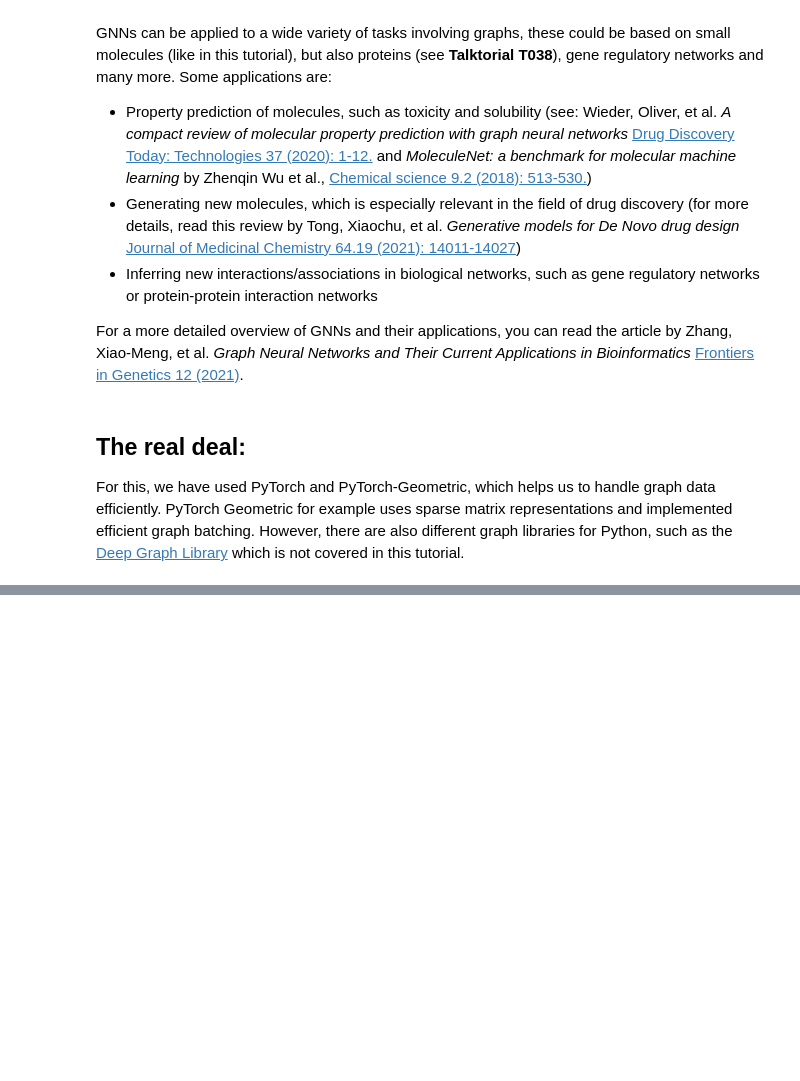
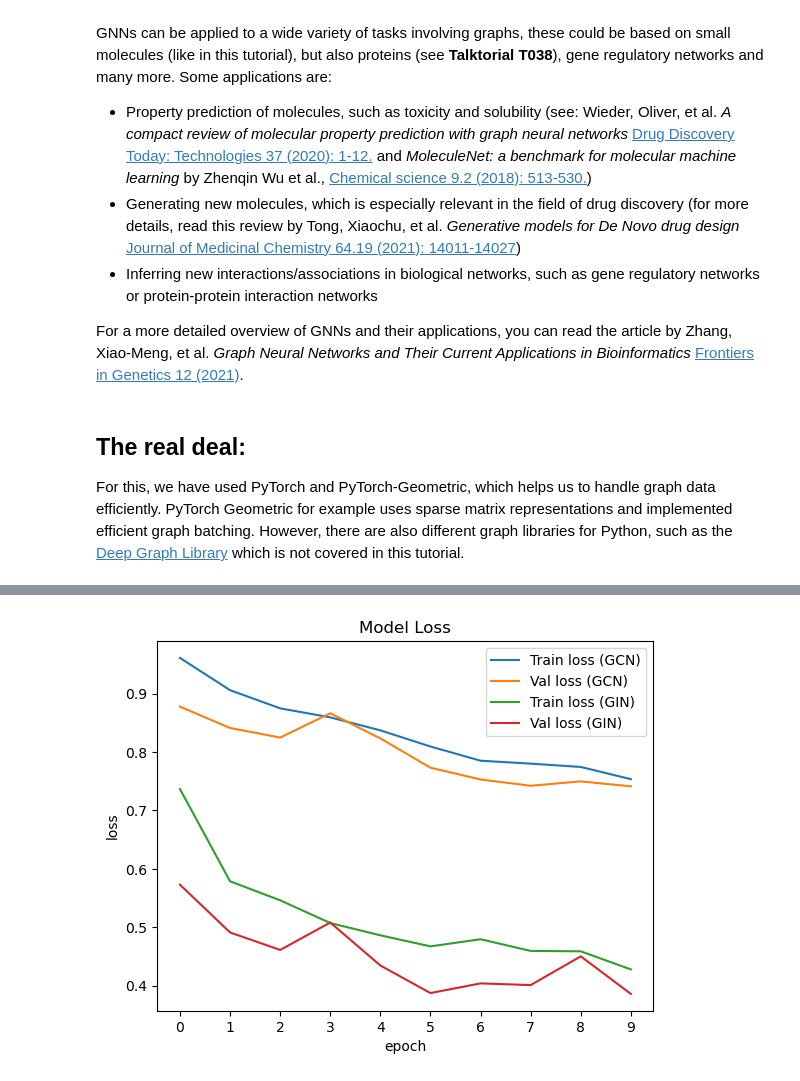
Before and after one commit to CrazyFahim/MP-with-GNN, a Jupyter notebook: G1.ipynb, the cells around one changed output, grey strips where cells are left out. Saved outputs shown, nothing was run; the diff lists cells and outputs as text; code cells hidden in the pictures; blank space fills up the shorter version.

```diff
--- a/G1.ipynb
+++ b/G1.ipynb
@@ -151,0 +174,4 @@ For this, we have used PyTorch and PyTorch-Geometric, which helps us to handle g
+# %%
+# load dataset
+qm9 = QM9(root="/media/fahim/Dell External1/All-About-Machine-Learning-and-Deep-Learing/NON-PAPER-implementation-Projects/MP-with-GNN/dataset")
+qm9[0]
@@ -151,0 +453,12 @@ For this, we have used PyTorch and PyTorch-Geometric, which helps us to handle g
+# %%
+# Training GIN for 10 epochs
+model = GIN(dim_h=64)
+
+# Remember to change the path if you want to keep the previously trained model
+gin_train_loss, gin_val_loss, gin_train_target, gin_train_y_target = train_epochs(
+    epochs,
+    model,
+    train_loader,
+    test_loader,
+    "model/GIN_model.pt"
+)
@@ -151,0 +476,20 @@ For this, we have used PyTorch and PyTorch-Geometric, which helps us to handle g
+# %%
+def plot_loss(gcn_train_loss, gcn_val_loss, gin_train_loss, gin_val_loss):
+    """Plot the loss for each epoch
+
+    Args:
+        epochs (int): number of epochs
+        train_loss (array): training losses for each epoch
+        val_loss (array): validation losses for each epoch
+    """
+    plt.plot(gcn_train_loss, label="Train loss (GCN)")
+    plt.plot(gcn_val_loss, label="Val loss (GCN)")
+    plt.plot(gin_train_loss, label="Train loss (GIN)")
+    plt.plot(gin_val_loss, label="Val loss (GIN)")
+    plt.legend()
+    plt.ylabel("loss")
+    plt.xlabel("epoch")
+    plt.title("Model Loss")
+    plt.gca().xaxis.set_major_locator(MaxNLocator(integer=True))
+    plt.savefig("fig/fig-1.png")
+    plt.show()
@@ -151,0 +516,11 @@ For this, we have used PyTorch and PyTorch-Geometric, which helps us to handle g
+# %%
+# Plot overall losses of GIN and GCN
+
+plot_loss(
+    gcn_train_loss,
+    gcn_val_loss,
+    gin_train_loss,
+    gin_val_loss
+)
+# %% [output]
+[figure, added]
```
Also changed, not shown: parts of 24 cells of this notebook.
